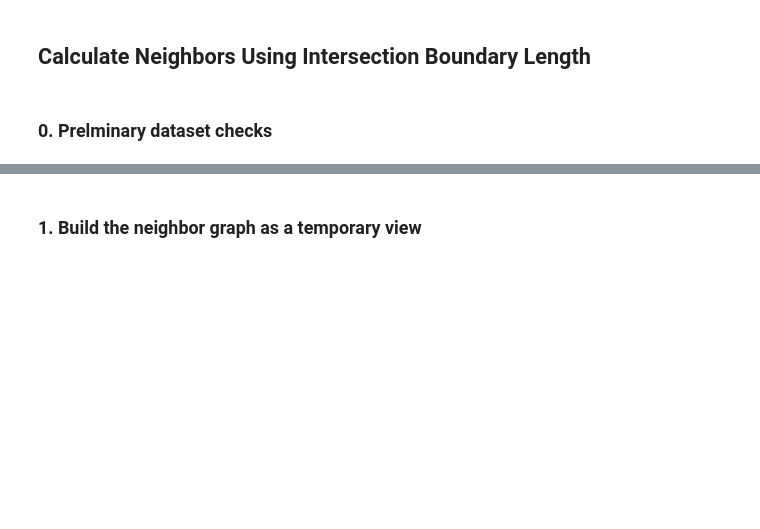
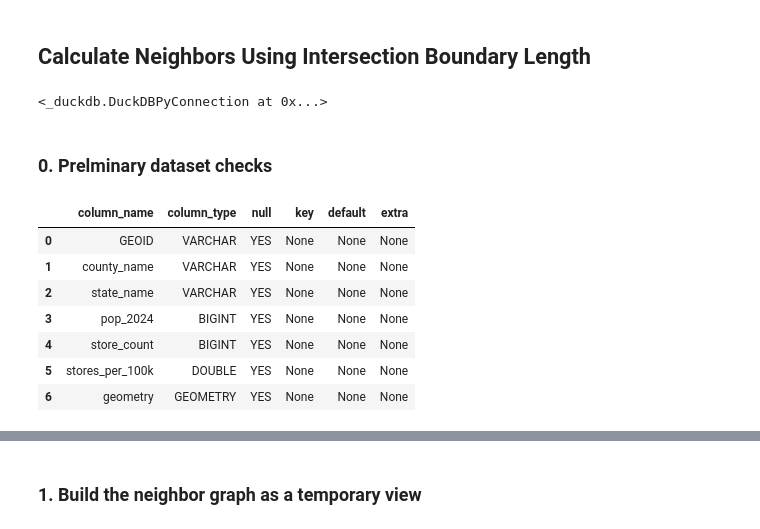
Before and after one commit to sralter/spatial_practice, a Jupyter notebook: sp.ipynb, the cells around one changed output, grey strips where cells are left out. Drawn from its saved outputs; the diff is of its cells as text; code cells hidden in the pictures; blank space fills up the shorter version.

Commit message:
create neighbor list

```diff
--- a/sp.ipynb
+++ b/sp.ipynb
@@ -187,15 +185,30 @@ cs_sql["geometry"] = cs_sql.geometry.to_wkb()
 
 con.register("cs_raw", cs_sql)
 
+# IMPORTANT: NOTE cs_raw HERE! KEEP IT!
 con.execute("""
-create or replace view cs as
+create or replace view cs_spatial as
 select
     * exclude geometry,
     st_geomfromwkb(geometry) as geometry
 from cs_raw;
 """)
-
-# calculate pairs with boundary edge rule
-# output validation tables and final JSON neighbor list
+# %% [output]
+<_duckdb.DuckDBPyConnection at 0x...>
 # %% [markdown]
 ### 0. Prelminary dataset checks
+# %%
+display(
+	con.execute("""
+	describe cs_spatial;
+	""").df()
+)
+# %% [output]
+|  | column_name | column_type | null | key | default | extra |
+| 0 | GEOID | VARCHAR | YES | None | None | None |
+| 1 | county_name | VARCHAR | YES | None | None | None |
+| 2 | state_name | VARCHAR | YES | None | None | None |
+| 3 | pop_2024 | BIGINT | YES | None | None | None |
+| 4 | store_count | BIGINT | YES | None | None | None |
+| 5 | stores_per_100k | DOUBLE | YES | None | None | None |
+| 6 | geometry | GEOMETRY | YES | None | None | None |
```
Also changed, not shown: parts of 17 cells of this notebook.
